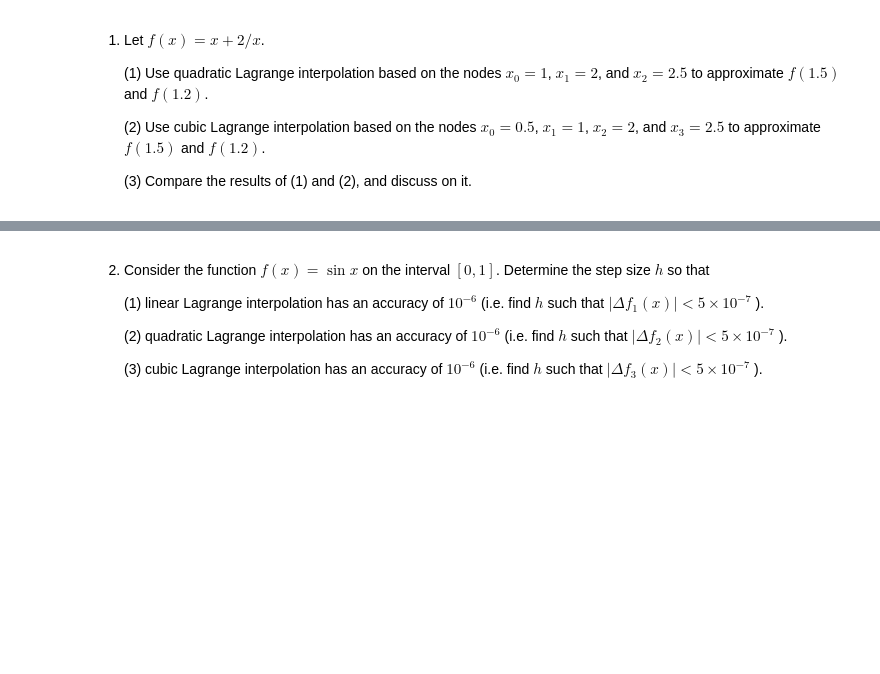
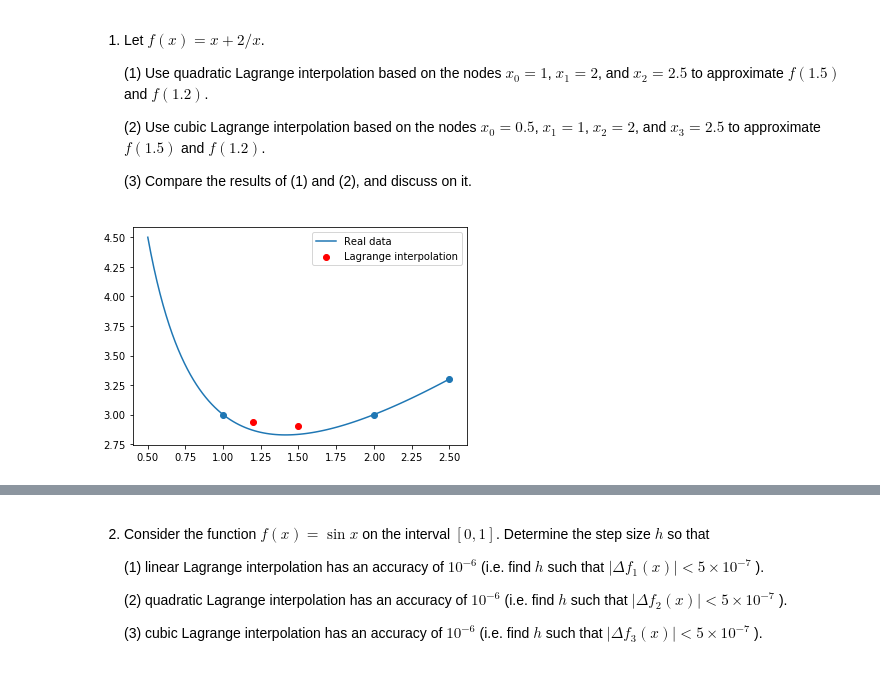
Before and after one commit to Little-old-brother-team/GroupWork, a Jupyter notebook: Week9/GroupWork9.ipynb, the cells around one changed output, grey strips where cells are left out. Cells and saved outputs as stored; diff of their text form; code cells hidden in the pictures; blank space fills up the shorter version.

```diff
--- a/Week9/GroupWork9.ipynb
+++ b/Week9/GroupWork9.ipynb
@@ -8,29 +8,41 @@
     (3) Compare the results of (1) and (2), and discuss on it.
 # %%
 import numpy as np
+import matplotlib.pyplot as plt
 
 def f1(x):
     x = np.array(x)
     return x + 2 / x
 
 def Lagrange(x, x0, y0, N=None):
     if N == None:           # get shape of data
         N = np.array(x).shape[0]
     if x in x0:             # special case
         return y0[x0.index(x)]
     ans = 0                 # regular case
-    for i n range(N):
+    for i in range(N):
         L = y0[i]               # Lagrange index
         for k in range(N):
             if i == k:
                 continue
             L *= (x - x0[k]) / (x0[i] - x0[k])
         ans += L
     return ans
 
 # 1) ==========================================================
 x0 = [1, 2, 2.5]
-y0 = f1(x0)
-y_qua = np.zeros(2)
-y_qua[0] = Lagrange(1.5, x0, y0, 3)
-y_qua[1] = Lagrange(1.5, x0, y0, 3)
+y0_real = f1(x0)
+y_lag = np.zeros(2)
+y_lag[0] = Lagrange(1.5, x0, y0_real, 3)
+y_lag[1] = Lagrange(1.2, x0, y0_real, 3)
+
+x_plot = np.linspace(0.5, 2.5, 100)
+plt.figure()
+plt.plot(x_plot, f1(x_plot), label="Real data")
+plt.scatter(x0, y0_real)
+plt.scatter([1.5, 1.2], y_lag, c='r', label="Lagrange interpolation")
+plt.legend()
+plt.show()
+plt.close()
+# %% [output]
+[figure, added]
```
Also changed, not shown: parts of 4 cells of this notebook.
